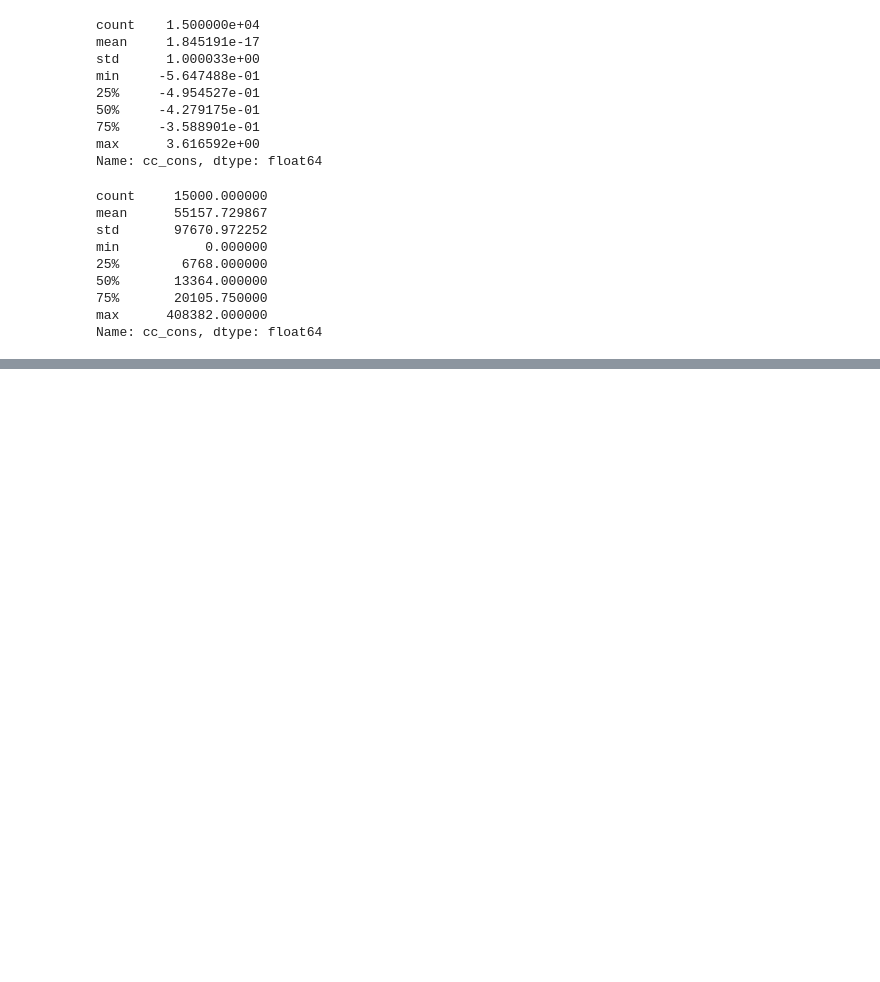
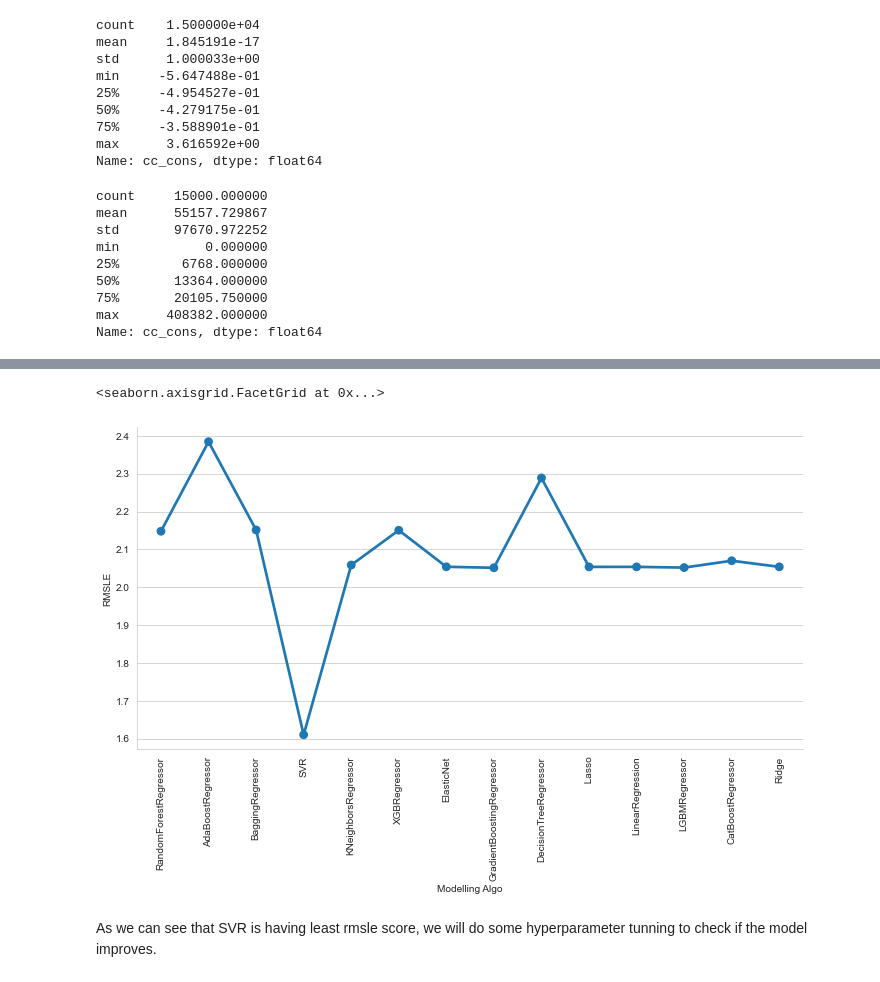
Before and after one commit to BhuvanJoshi007/Predicting_Credit_Consumption, a Jupyter notebook: Predicting Credit Consumption.ipynb, the cells around one changed output, grey strips where cells are left out. Cells and saved outputs as stored; diff of their text form; code cells hidden in the pictures; blank space fills up the shorter version.

```diff
--- a/Predicting Credit Consumption.ipynb
+++ b/Predicting Credit Consumption.ipynb
@@ -879,0 +1125,8 @@ y_fr_merged_scaled = fr_merged_scaled.loc[:, fr_merged_scaled.columns == 'cc_con
+# %%
+g = sns.factorplot(x='Modelling Algo',y='RMSLE',data=rmsle_frame,kind='point',size=5,aspect=2)
+g.set_xticklabels(rotation=90)
+# %% [output]
+<seaborn.axisgrid.FacetGrid at 0x...>
+[figure, added]
+# %% [markdown]
+As we can see that SVR is having least rmsle score, we will do some hyperparameter tunning to check if the model improves.
```
Also changed, not shown: parts of 58 cells of this notebook.
